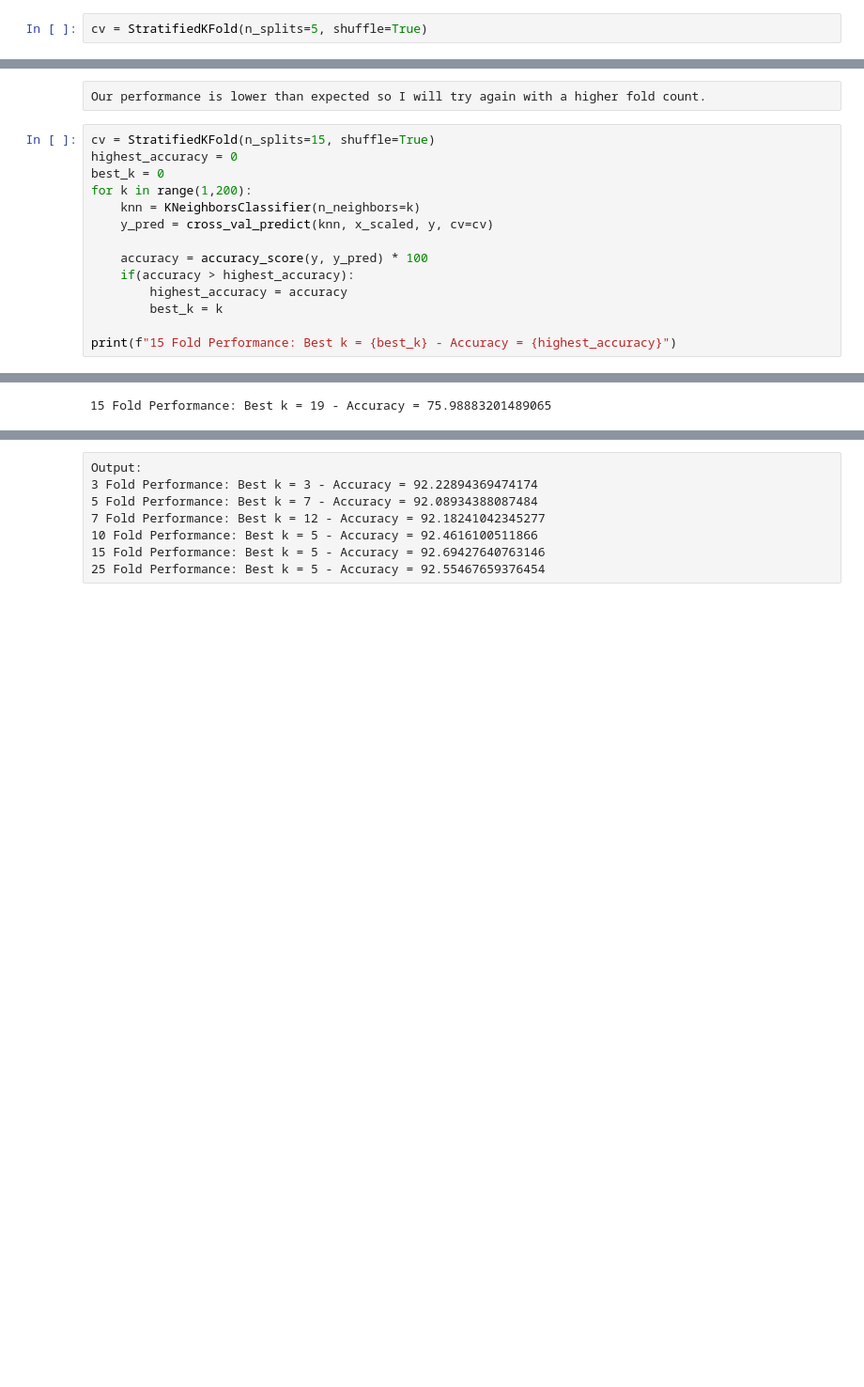
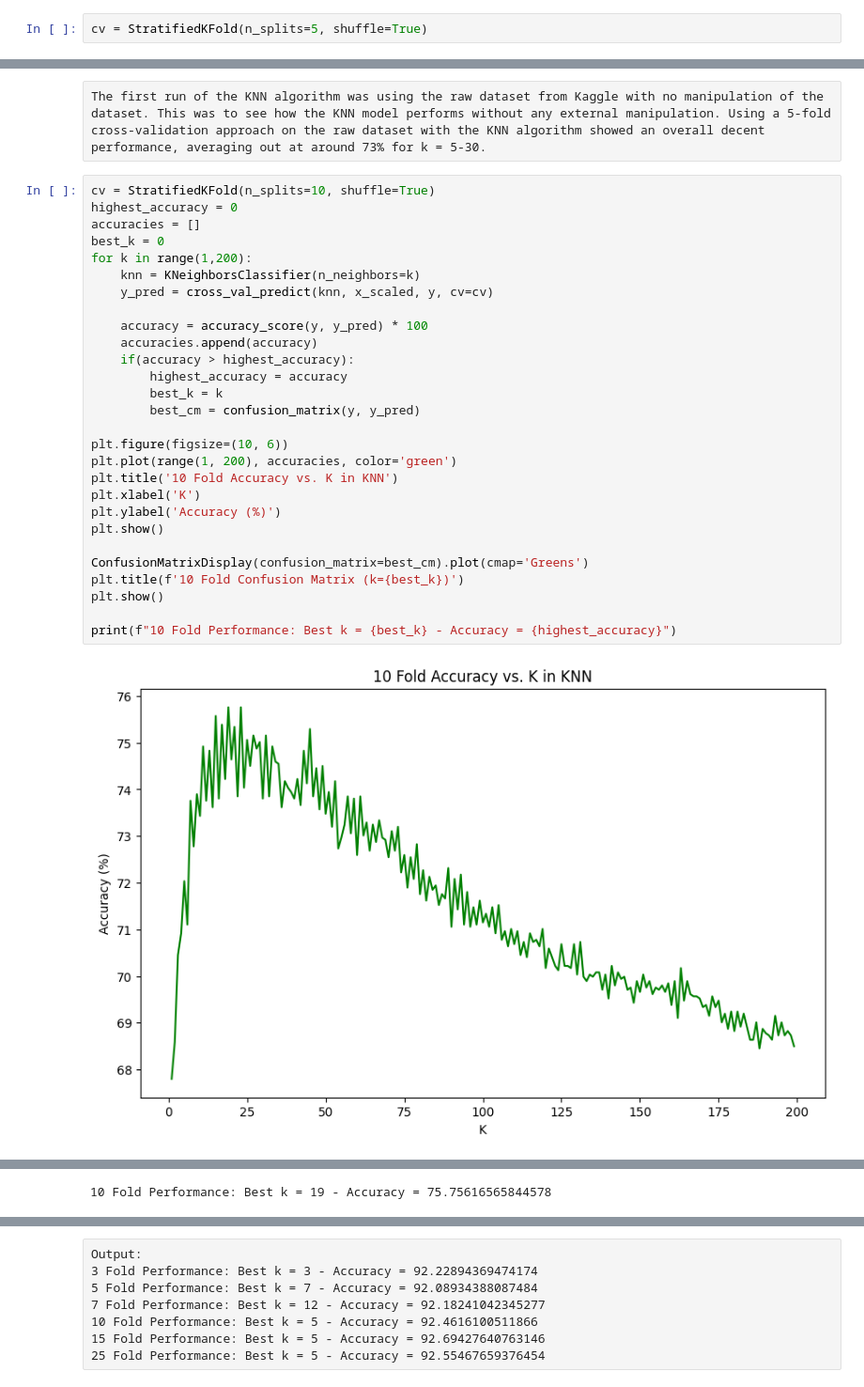
Before and after one commit to simonedinato/CISC5790Project, a Jupyter notebook: book/KNN.ipynb, the cells around one changed output, grey strips where cells are left out. Shown: that part at 94% size. Cells and saved outputs as stored; diff of their text form; blank space fills up the shorter version.

```diff
--- a/book/KNN.ipynb
+++ b/book/KNN.ipynb
@@ -63,17 +79,32 @@ print(f"5 Fold Performance: Best k = {best_k} - Accuracy = {highest_accuracy}")
 # %% [raw]
-Our performance is lower than expected so I will try again with a higher fold count.
+The first run of the KNN algorithm was using the raw dataset from Kaggle with no manipulation of the dataset. This was to see how the KNN model performs without any external manipulation. Using a 5-fold cross-validation approach on the raw dataset with the KNN algorithm showed an overall decent performance, averaging out at around 73% for k = 5-30.
 # %%
-cv = StratifiedKFold(n_splits=15, shuffle=True)
+cv = StratifiedKFold(n_splits=10, shuffle=True)
 highest_accuracy = 0
+accuracies = []
 best_k = 0
 for k in range(1,200):
     knn = KNeighborsClassifier(n_neighbors=k)
     y_pred = cross_val_predict(knn, x_scaled, y, cv=cv)
 
     accuracy = accuracy_score(y, y_pred) * 100
+    accuracies.append(accuracy)
     if(accuracy > highest_accuracy):
         highest_accuracy = accuracy
         best_k = k
+        best_cm = confusion_matrix(y, y_pred)
 
-print(f"15 Fold Performance: Best k = {best_k} - Accuracy = {highest_accuracy}")
+plt.figure(figsize=(10, 6))
+plt.plot(range(1, 200), accuracies, color='green')
+plt.title('10 Fold Accuracy vs. K in KNN')
+plt.xlabel('K')
+plt.ylabel('Accuracy (%)')
+plt.show()
+
+ConfusionMatrixDisplay(confusion_matrix=best_cm).plot(cmap='Greens')
+plt.title(f'10 Fold Confusion Matrix (k={best_k})')
+plt.show()
+
+print(f"10 Fold Performance: Best k = {best_k} - Accuracy = {highest_accuracy}")
 # %% [output]
+[figure, added]
@@ -80,2 +112,2 @@ print(f"15 Fold Performance: Best k = {best_k} - Accuracy = {highest_accuracy}")
-15 Fold Performance: Best k = 19 - Accuracy = 75.98883201489065
+10 Fold Performance: Best k = 19 - Accuracy = 75.75616565844578
 # %% [raw]
```
Also changed, not shown: parts of 11 cells of this notebook.
